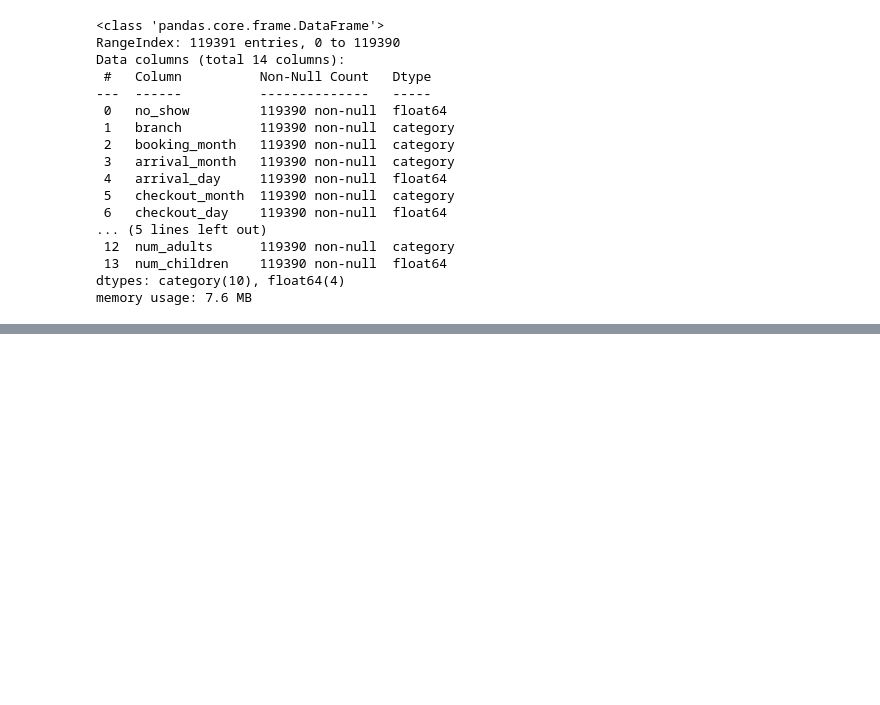
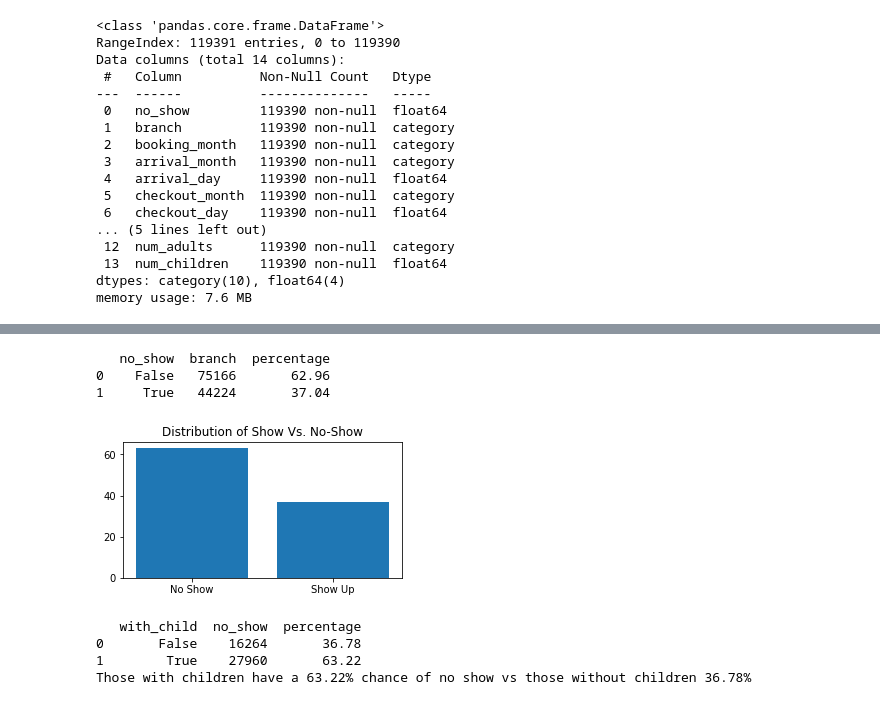
Before and after one commit to marmal88/Hotel-Bookings, a Jupyter notebook: eda.ipynb, the cells around one changed output, grey strips where cells are left out. Saved outputs shown, nothing was run; the diff lists cells and outputs as text; code cells hidden in the pictures; blank space fills up the shorter version.

```diff
--- a/eda.ipynb
+++ b/eda.ipynb
@@ -187,0 +172,31 @@ table
+# %%
+# 7. There are some checkout days which are negative in value
+def checkout_neg(num):
+    """For each day provided return the absolute number
+    Args:
+        num (integer): checkout day provided
+    Returns:
+        num: absolute value of number given
+    """
+    if num<0:
+        return abs(num)
+    else:
+        return num
+
+table["checkout_day"] = table.checkout_day.apply(lambda x: checkout_neg(x))
+# %%
+# 8. There seems to be different cases for the same months ['September', 'SepTember', 'SeptemBer']
+def title_case(month):
+    """Change input into titlecase
+    Args:
+        month (string): month input
+    Returns:
+        month: month in title case
+    """
+    if isinstance(month, str):
+        return month.title()
+
+table["arrival_month"] = table["arrival_month"].apply(lambda x: title_case(x)).astype("category")
+# %%
+df = table.copy()
+df
@@ -187,0 +234,29 @@ table
+# %%
+# Check id dataset is imbalanced
+imb = df.groupby("no_show")["branch"].count().reset_index()
+imb["percentage"] = round((imb.branch / imb.branch.sum()) *100,2)
+print(imb)
+
+# Plotting result of check
+plt.figure(figsize = (5,2.5))
+plt.title("Distribution of Show Vs. No-Show")
+plt.bar(imb.no_show, imb.percentage, tick_label=["No Show", "Show Up"])
+plt.show()
+# %% [output]
+   no_show  branch  percentage
+0    False   75166       62.96
+1     True   44224       37.04
+[figure, added]
+# %%
+# 1. Are those with children more or less likely to no-show?
+df["with_child"] = df.num_children.apply(lambda x: True if x>0 else False)
+child = df.groupby("with_child")["no_show"].sum().reset_index()
+child["percentage"] = round((child.no_show / child.no_show.sum()) *100,2)
+
+print(child)
+print(f"Those with children have a {child.iloc[1,-1]}% chance of no show vs those without children {child.iloc[0,-1]}%")
+# %% [output]
+   with_child  no_show  percentage
+0       False    16264       36.78
+1        True    27960       63.22
+Those with children have a 63.22% chance of no show vs those without children 36.78%
```
Also changed, not shown: parts of 21 cells of this notebook, 1 other file.
